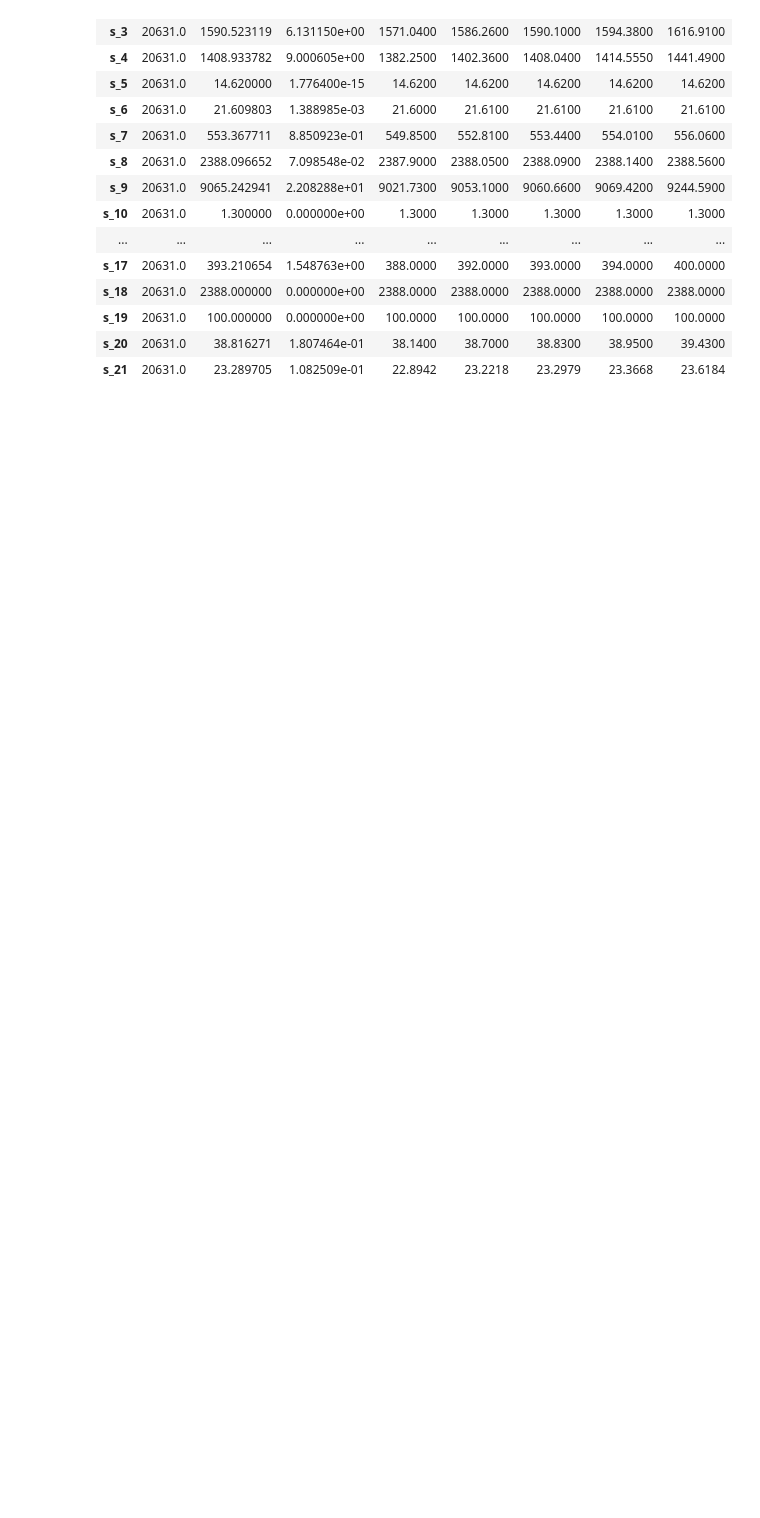
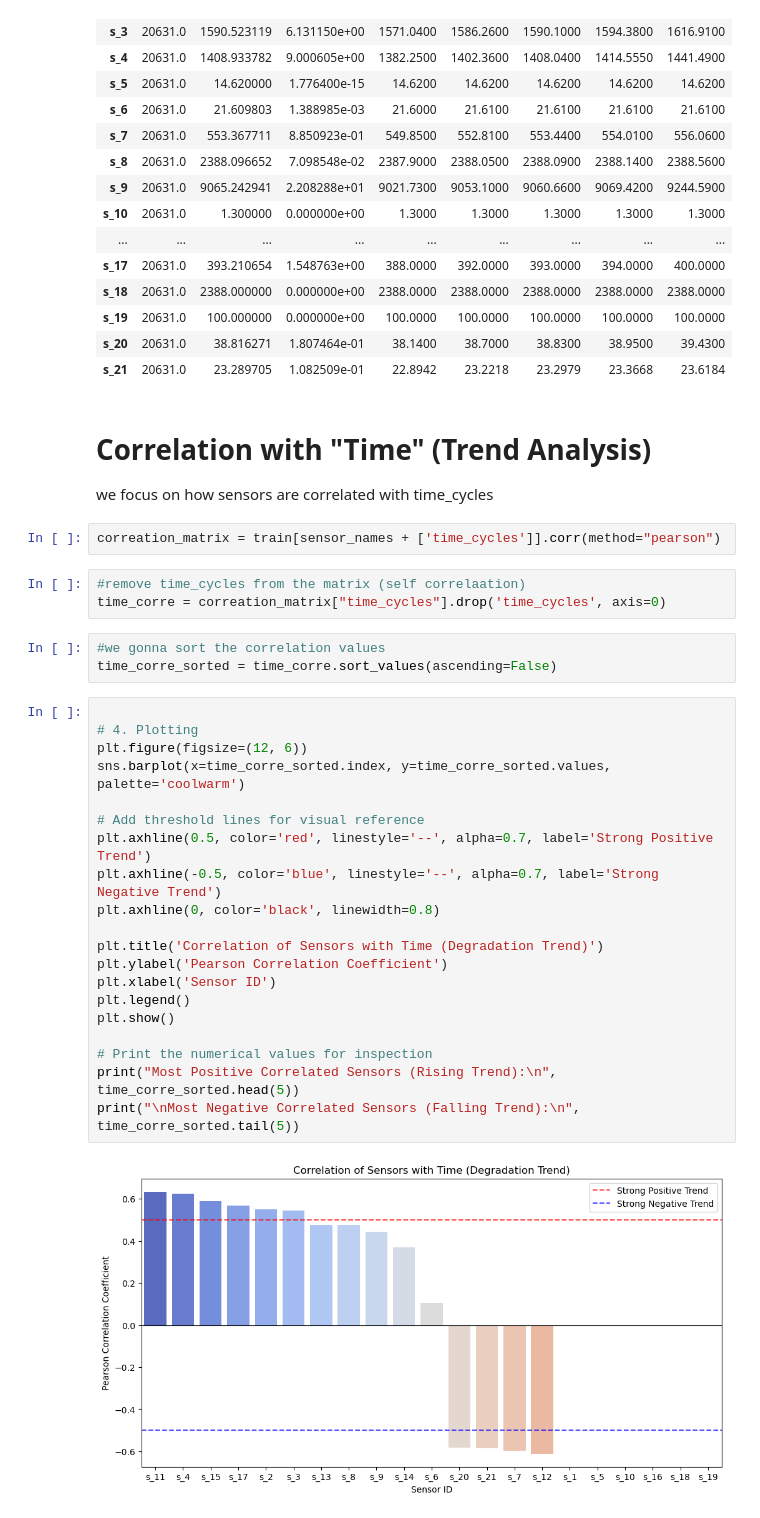
Before and after one commit to AlilouZohair01/Predictive-Maintenance-Failure-Forecasting-System-, a Jupyter notebook: main.ipynb, the cells around one changed output. Saved outputs shown, nothing was run; the diff lists cells and outputs as text; blank space fills up the shorter version.

```diff
--- a/main.ipynb
+++ b/main.ipynb
@@ -213,3 +242,36 @@ train.loc[:, "s_1":].describe().transpose()
 | s_19 | 20631.0 | 100.000000 | 0.000000e+00 | 100.0000 | 100.0000 | 100.0000 | 100.0000 | 100.0000 |
 | s_20 | 20631.0 | 38.816271 | 1.807464e-01 | 38.1400 | 38.7000 | 38.8300 | 38.9500 | 39.4300 |
 | s_21 | 20631.0 | 23.289705 | 1.082509e-01 | 22.8942 | 23.2218 | 23.2979 | 23.3668 | 23.6184 |
+# %% [markdown]
+# Correlation with "Time" (Trend Analysis)
+we focus on  how sensors are correlated with time_cycles
+# %%
+correation_matrix = train[sensor_names + ['time_cycles']].corr(method="pearson")
+# %%
+#remove time_cycles from the matrix (self correlaation)
+time_corre = correation_matrix["time_cycles"].drop('time_cycles', axis=0)
+# %%
+#we gonna sort the correlation values
+time_corre_sorted = time_corre.sort_values(ascending=False)
+# %%
+
+# 4. Plotting
+plt.figure(figsize=(12, 6))
+sns.barplot(x=time_corre_sorted.index, y=time_corre_sorted.values, palette='coolwarm')
+
+# Add threshold lines for visual reference
+plt.axhline(0.5, color='red', linestyle='--', alpha=0.7, label='Strong Positive Trend')
+plt.axhline(-0.5, color='blue', linestyle='--', alpha=0.7, label='Strong Negative Trend')
+plt.axhline(0, color='black', linewidth=0.8)
+
+plt.title('Correlation of Sensors with Time (Degradation Trend)')
+plt.ylabel('Pearson Correlation Coefficient')
+plt.xlabel('Sensor ID')
+plt.legend()
+plt.show()
+
+# Print the numerical values for inspection
+print("Most Positive Correlated Sensors (Rising Trend):\n", time_corre_sorted.head(5))
+print("\nMost Negative Correlated Sensors (Falling Trend):\n", time_corre_sorted.tail(5))
+# %% [output]
+[figure, added]
```
Also changed, not shown: parts of 29 cells of this notebook, 6 other files.
